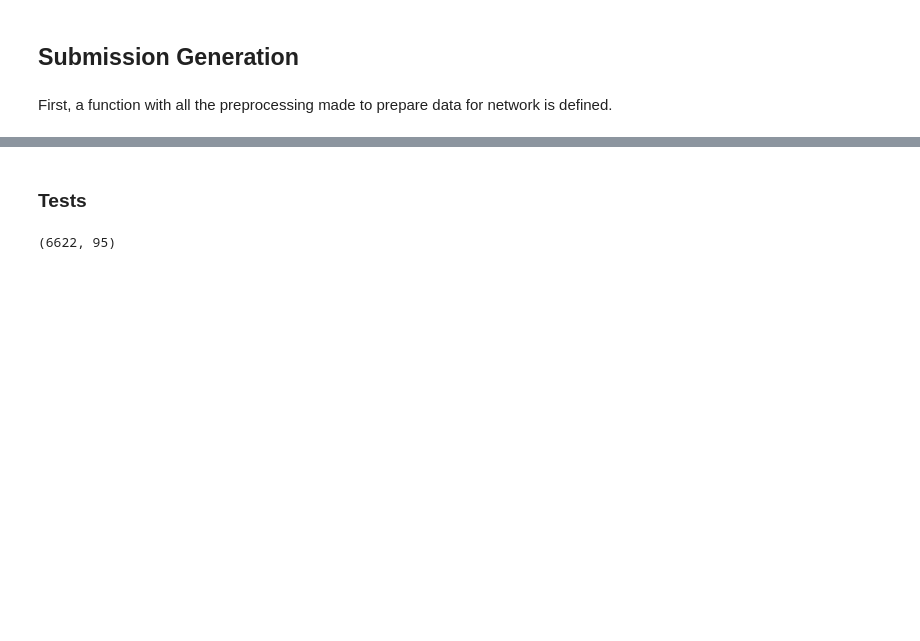
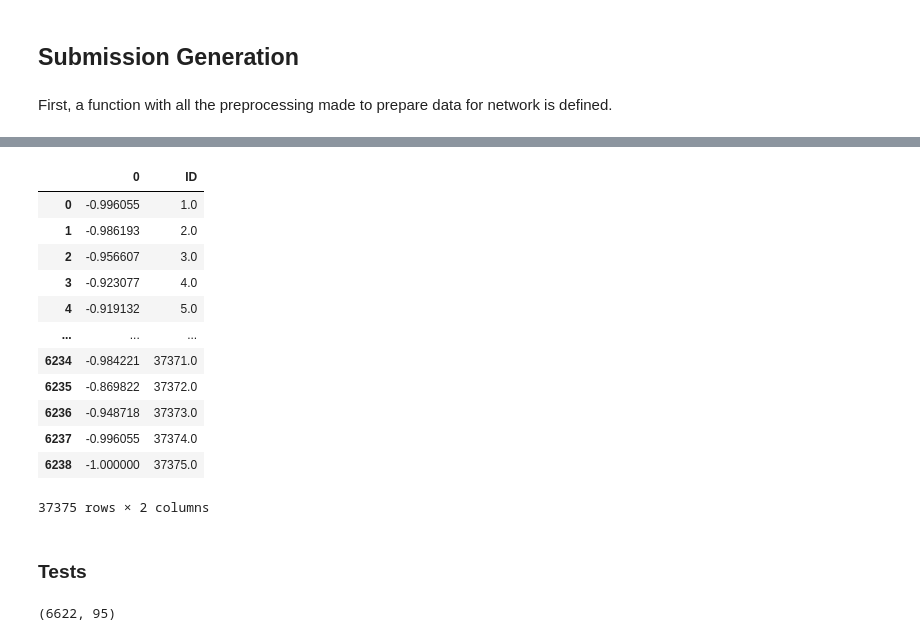
Before and after one commit to andre-la-machado/cnr, a Jupyter notebook: modelling_lstm_colab.ipynb, the cells around one changed output, grey strips where cells are left out. Saved outputs shown, nothing was run; the diff lists cells and outputs as text; code cells hidden in the pictures; blank space fills up the shorter version.

Commit message:
Error on Label Formats

```diff
--- a/modelling_lstm_colab.ipynb
+++ b/modelling_lstm_colab.ipynb
@@ -473,0 +468,2 @@ def preprocessing_net(X,y=None):
+# %%
+full_data,full_label = preprocessing_net(full_data,full_label)
@@ -553,3 +535,19 @@ ValueError: ignored
+# %%
+full_label
+# %% [output]
+|  | 0 | ID |
+| 0 | -0.996055 | 1.0 |
+| 1 | -0.986193 | 2.0 |
+| 2 | -0.956607 | 3.0 |
+| 3 | -0.923077 | 4.0 |
+| 4 | -0.919132 | 5.0 |
+| ... | ... | ... |
+| 6234 | -0.984221 | 37371.0 |
+| 6235 | -0.869822 | 37372.0 |
+| 6236 | -0.948718 | 37373.0 |
+| 6237 | -0.996055 | 37374.0 |
+| 6238 | -1.000000 | 37375.0 |
+37375 rows × 2 columns
 # %%
 final_preds = final_preds.reset_index()
 final_preds = final_preds.drop('index',axis=1)
```
Also changed, not shown: parts of 8 cells of this notebook.
